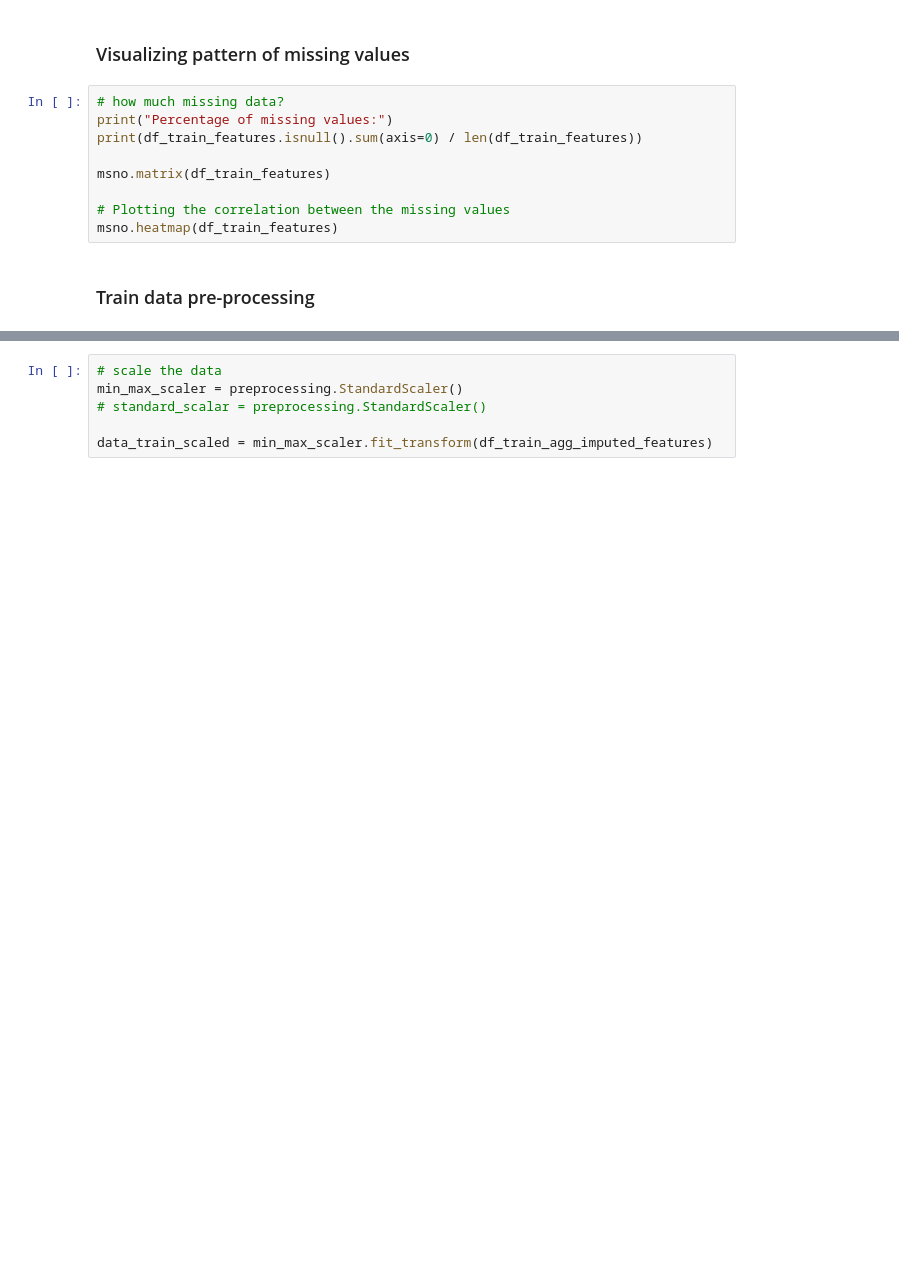
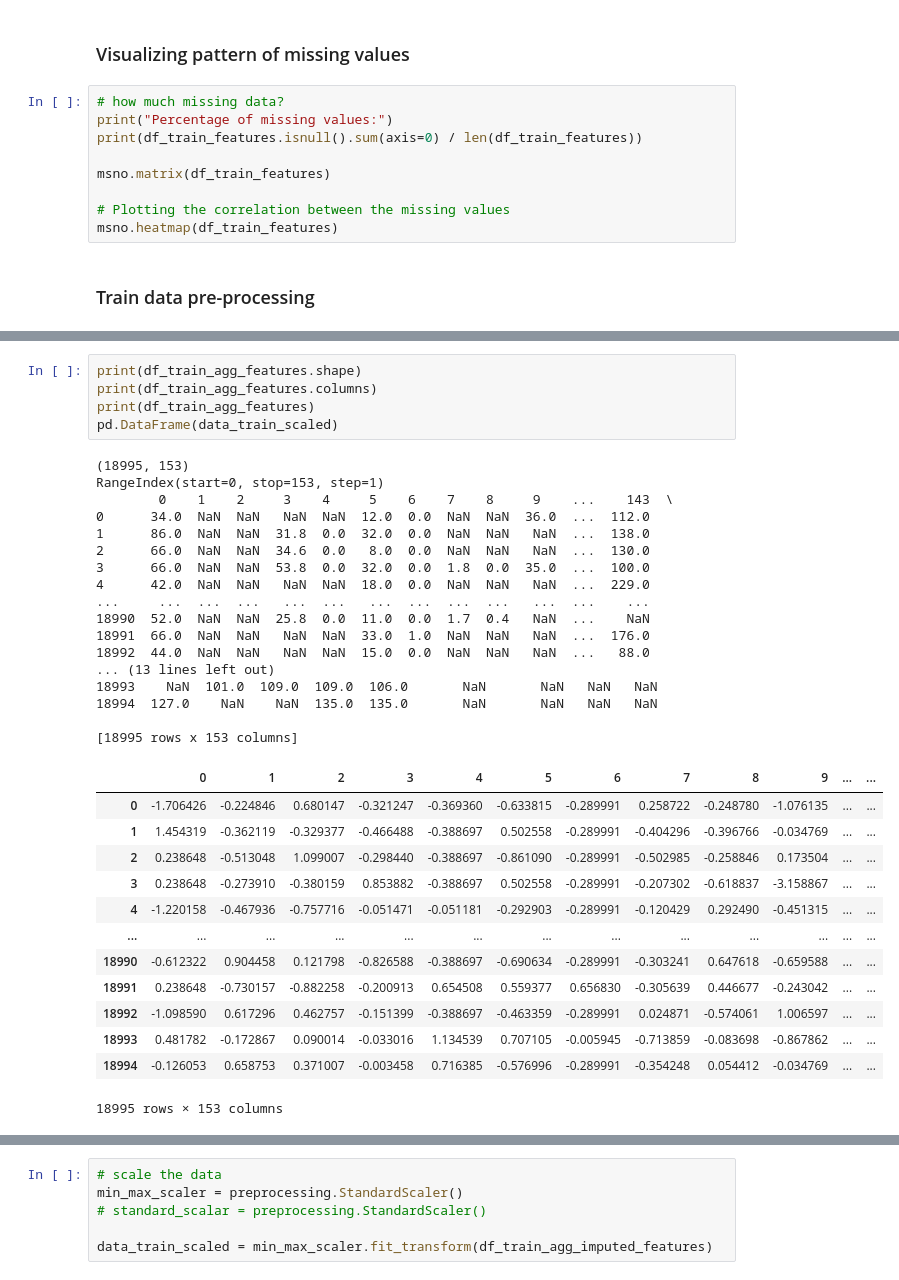
Before and after one commit to Ahmadrezauf/IntroToML, a Jupyter notebook: task_2/Ldt_task2.ipynb, the cells around one changed output, grey strips where cells are left out. Saved outputs shown, nothing was run; the diff lists cells and outputs as text; blank space fills up the shorter version.

```diff
--- a/task_2/Ldt_task2.ipynb
+++ b/task_2/Ldt_task2.ipynb
@@ -218,0 +206,36 @@ Index([            ('Age', 'mean'),            ('Temp', 'amin'),
+# %%
+print(df_train_agg_features.shape)
+print(df_train_agg_features.columns)
+print(df_train_agg_features)
+pd.DataFrame(data_train_scaled)
+# %% [output]
+(18995, 153)
+RangeIndex(start=0, stop=153, step=1)
+        0    1    2     3    4     5    6    7    8     9    ...    143  \
+0      34.0  NaN  NaN   NaN  NaN  12.0  0.0  NaN  NaN  36.0  ...  112.0
+1      86.0  NaN  NaN  31.8  0.0  32.0  0.0  NaN  NaN   NaN  ...  138.0
+2      66.0  NaN  NaN  34.6  0.0   8.0  0.0  NaN  NaN   NaN  ...  130.0
+3      66.0  NaN  NaN  53.8  0.0  32.0  0.0  1.8  0.0  35.0  ...  100.0
+4      42.0  NaN  NaN   NaN  NaN  18.0  0.0  NaN  NaN   NaN  ...  229.0
+...     ...  ...  ...   ...  ...   ...  ...  ...  ...   ...  ...    ...
+18990  52.0  NaN  NaN  25.8  0.0  11.0  0.0  1.7  0.4   NaN  ...    NaN
+18991  66.0  NaN  NaN   NaN  NaN  33.0  1.0  NaN  NaN   NaN  ...  176.0
+18992  44.0  NaN  NaN   NaN  NaN  15.0  0.0  NaN  NaN   NaN  ...   88.0
+... (13 lines left out)
+18993    NaN  101.0  109.0  109.0  106.0       NaN       NaN   NaN   NaN
+18994  127.0    NaN    NaN  135.0  135.0       NaN       NaN   NaN   NaN
+
+[18995 rows x 153 columns]
+|  | 0 | 1 | 2 | 3 | 4 | 5 | 6 | 7 | 8 | 9 | ... | ... |
+| 0 | -1.706426 | -0.224846 | 0.680147 | -0.321247 | -0.369360 | -0.633815 | -0.289991 | 0.258722 | -0.248780 | -1.076135 | ... | ... |
+| 1 | 1.454319 | -0.362119 | -0.329377 | -0.466488 | -0.388697 | 0.502558 | -0.289991 | -0.404296 | -0.396766 | -0.034769 | ... | ... |
+| 2 | 0.238648 | -0.513048 | 1.099007 | -0.298440 | -0.388697 | -0.861090 | -0.289991 | -0.502985 | -0.258846 | 0.173504 | ... | ... |
+| 3 | 0.238648 | -0.273910 | -0.380159 | 0.853882 | -0.388697 | 0.502558 | -0.289991 | -0.207302 | -0.618837 | -3.158867 | ... | ... |
+| 4 | -1.220158 | -0.467936 | -0.757716 | -0.051471 | -0.051181 | -0.292903 | -0.289991 | -0.120429 | 0.292490 | -0.451315 | ... | ... |
+| ... | ... | ... | ... | ... | ... | ... | ... | ... | ... | ... | ... | ... |
+| 18990 | -0.612322 | 0.904458 | 0.121798 | -0.826588 | -0.388697 | -0.690634 | -0.289991 | -0.303241 | 0.647618 | -0.659588 | ... | ... |
+| 18991 | 0.238648 | -0.730157 | -0.882258 | -0.200913 | 0.654508 | 0.559377 | 0.656830 | -0.305639 | 0.446677 | -0.243042 | ... | ... |
+| 18992 | -1.098590 | 0.617296 | 0.462757 | -0.151399 | -0.388697 | -0.463359 | -0.289991 | 0.024871 | -0.574061 | 1.006597 | ... | ... |
+| 18993 | 0.481782 | -0.172867 | 0.090014 | -0.033016 | 1.134539 | 0.707105 | -0.005945 | -0.713859 | -0.083698 | -0.867862 | ... | ... |
+| 18994 | -0.126053 | 0.658753 | 0.371007 | -0.003458 | 0.716385 | -0.576996 | -0.289991 | -0.354248 | 0.054412 | -0.034769 | ... | ... |
+18995 rows × 153 columns
```
Also changed, not shown: parts of 30 cells of this notebook, 22 other files.
